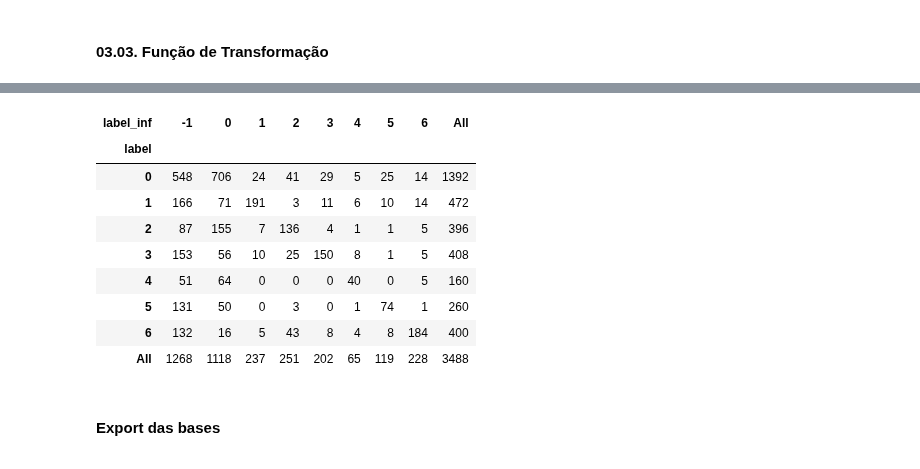
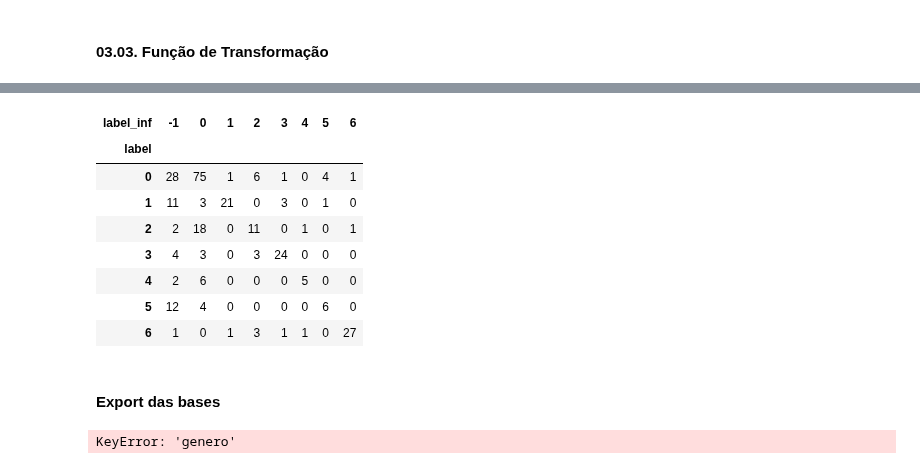
Before and after one commit to kevinsrq/data_augmentation, a Jupyter notebook: notebooks/01_snorkel.ipynb, the cells around one changed output, grey strips where cells are left out. Saved outputs shown, nothing was run; the diff lists cells and outputs as text; code cells hidden in the pictures.

```diff
--- a/notebooks/01_snorkel.ipynb
+++ b/notebooks/01_snorkel.ipynb
@@ -340,14 +343,23 @@ applier = PandasLFApplier(lfs=[lf_historia, lf_administracao, lf_geografia, lf_b
                                lf_literatura, lf_artes, lf_matematica])
 L_train = applier.apply(df=x_train)
 # %%
+
+# Train the label model
 label_model = LabelModel(cardinality=7, verbose=True)
 label_model.fit(L_train=L_train,
-                n_epochs=10,
-                lr=0.01,
+                n_epochs=100,
+                lr=0.005,
                 log_freq=20,
-                seed=42)
+                seed=42, optimizer='adam')
 
+# Predict labels for the training data
 x_train['label_inf'] = label_model.predict(L=L_train, tie_break_policy="abstain")
+
+# Apply the labeling functions to the test data
+L_train = applier.apply(df=x_test)
+
+# Predict labels for the test data
+x_test['label_inf'] = label_model.predict(L=L_train, tie_break_policy="abstain")
 # %% [output]
 INFO:root:Computing O...
 INFO:root:Estimating \mu...
@@ -362,0 +370,3 @@ label_model.save('../model/label_model_books.pkl')
+# %%
+x_train['label'] = x_train['genero'].map(LABELS).values
+x_test['label'] = x_test['genero'].map(LABELS).values
@@ -416,20 +438,25 @@ INFO:root:[60 epochs]: TRAIN:[loss=0.001]
 INFO:root:Finished Training
-# %%
-x_train_aug['label_inf'] = label_model.predict(L=L_train, tie_break_policy="abstain")
-x_train_aug['label'] = x_train_aug['genero'].map(LABELS)
+# %%
+x_train_aug['label_inf'] = label_model.predict(L=L_train, tie_break_policy="abstain")
+
+# Apply the labeling functions to the test data
+L_train = applier.apply(df=x_test)
+
+# Predict labels for the test data
+x_test['label_inf'] = label_model.predict(L=L_train, tie_break_policy="abstain")
 # %%
 pd.crosstab(x_train_aug['label'], x_train_aug['label_inf'], margins=True)
+pd.crosstab(x_test['label'], x_test['label_inf'])
 # %% [output]
-| label_inf | -1 | 0 | 1 | 2 | 3 | 4 | 5 | 6 | All |
-| label |  |  |  |  |  |  |  |  |  |
-| 0 | 548 | 706 | 24 | 41 | 29 | 5 | 25 | 14 | 1392 |
-| 1 | 166 | 71 | 191 | 3 | 11 | 6 | 10 | 14 | 472 |
-| 2 | 87 | 155 | 7 | 136 | 4 | 1 | 1 | 5 | 396 |
-| 3 | 153 | 56 | 10 | 25 | 150 | 8 | 1 | 5 | 408 |
-| 4 | 51 | 64 | 0 | 0 | 0 | 40 | 0 | 5 | 160 |
-| 5 | 131 | 50 | 0 | 3 | 0 | 1 | 74 | 1 | 260 |
-| 6 | 132 | 16 | 5 | 43 | 8 | 4 | 8 | 184 | 400 |
-| All | 1268 | 1118 | 237 | 251 | 202 | 65 | 119 | 228 | 3488 |
+| label_inf | -1 | 0 | 1 | 2 | 3 | 4 | 5 | 6 |
+| label |  |  |  |  |  |  |  |  |
+| 0 | 28 | 75 | 1 | 6 | 1 | 0 | 4 | 1 |
+| 1 | 11 | 3 | 21 | 0 | 3 | 0 | 1 | 0 |
+| 2 | 2 | 18 | 0 | 11 | 0 | 1 | 0 | 1 |
+| 3 | 4 | 3 | 0 | 3 | 24 | 0 | 0 | 0 |
+| 4 | 2 | 6 | 0 | 0 | 0 | 5 | 0 | 0 |
+| 5 | 12 | 4 | 0 | 0 | 0 | 0 | 6 | 0 |
+| 6 | 1 | 0 | 1 | 3 | 1 | 1 | 0 | 27 |
 # %%
 from snorkel.slicing import slicing_function, PandasSFApplier
 
@@ -476,7 +503,10 @@ x_train_final = pd.concat([x_train_aug.reset_index(drop=True),
 # %%
 x_train['label'] = x_train['genero'].map(LABELS)
 x_train_aug['label'] = x_train_aug['genero'].map(LABELS)
+x_train_final['label'] = x_train_final['genero'].map(LABELS)
 x_test['label'] = x_test['genero'].map(LABELS)
+# %% [output]
+KeyError: 'genero'
 # %%
 x_train.drop(['titulo', 'genero'], axis=1, inplace=True)
 x_train_aug.drop(['titulo', 'genero'], axis=1, inplace=True)
```
Also changed, not shown: parts of 12 cells of this notebook, 16 other files.
